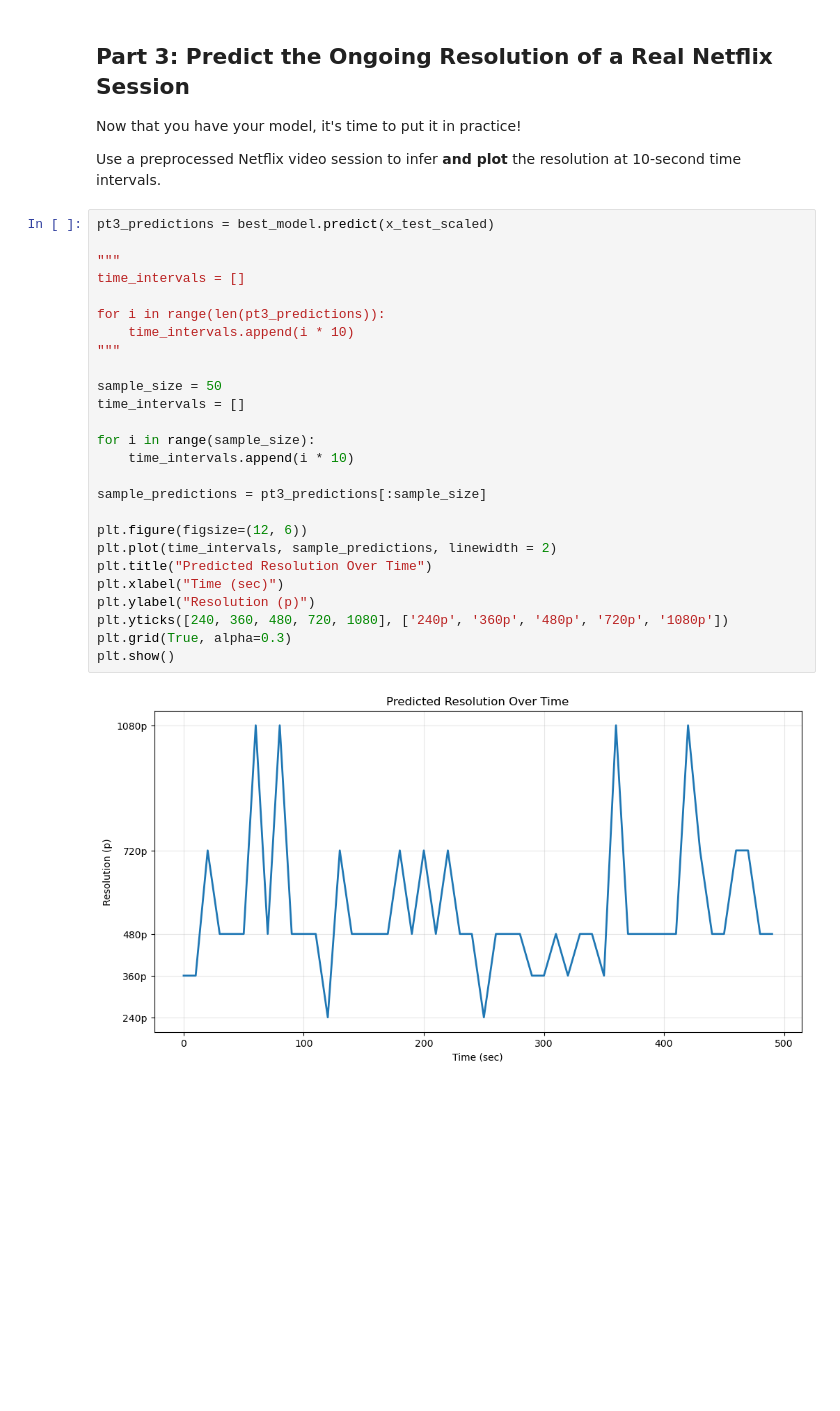
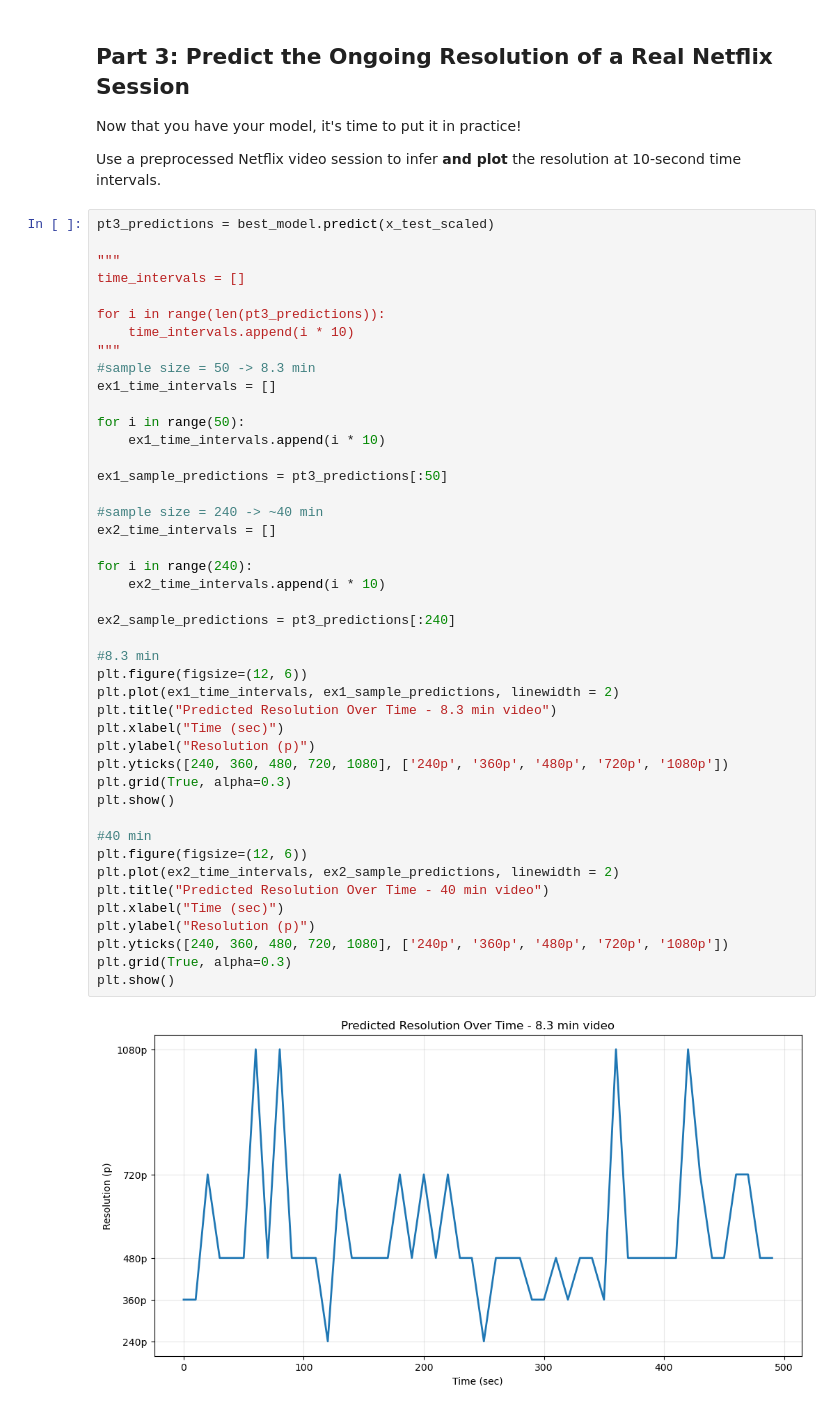
Before and after one commit to noise-course/video-quality-of-experience-cdi1diandian0309, a Jupyter notebook: 1-Video-Quality-Inference.ipynb, the cells around one changed output. Saved outputs shown, nothing was run; the diff lists cells and outputs as text; blank space fills up the shorter version.

```diff
--- a/1-Video-Quality-Inference.ipynb
+++ b/1-Video-Quality-Inference.ipynb
@@ -727,28 +727,46 @@ Use a preprocessed Netflix video session to infer **and plot** the resolution at
 # %%
 pt3_predictions = best_model.predict(x_test_scaled)
 
 """
 time_intervals = []
 
 for i in range(len(pt3_predictions)):
     time_intervals.append(i * 10)
 """
+#sample size = 50 -> 8.3 min
+ex1_time_intervals = []
 
-sample_size = 50
-time_intervals = []
+for i in range(50):
+    ex1_time_intervals.append(i * 10)
 
-for i in range(sample_size):
-    time_intervals.append(i * 10)
+ex1_sample_predictions = pt3_predictions[:50]
 
-sample_predictions = pt3_predictions[:sample_size]
+#sample size = 240 -> ~40 min
+ex2_time_intervals = []
 
+for i in range(240):
+    ex2_time_intervals.append(i * 10)
+
+ex2_sample_predictions = pt3_predictions[:240]
+
+#8.3 min
 plt.figure(figsize=(12, 6))
-plt.plot(time_intervals, sample_predictions, linewidth = 2)
-plt.title("Predicted Resolution Over Time")
+plt.plot(ex1_time_intervals, ex1_sample_predictions, linewidth = 2)
+plt.title("Predicted Resolution Over Time - 8.3 min video")
 plt.xlabel("Time (sec)")
 plt.ylabel("Resolution (p)")
 plt.yticks([240, 360, 480, 720, 1080], ['240p', '360p', '480p', '720p', '1080p'])
 plt.grid(True, alpha=0.3)
 plt.show()
+
+#40 min
+plt.figure(figsize=(12, 6))
+plt.plot(ex2_time_intervals, ex2_sample_predictions, linewidth = 2)
+plt.title("Predicted Resolution Over Time - 40 min video")
+plt.xlabel("Time (sec)")
+plt.ylabel("Resolution (p)")
+plt.yticks([240, 360, 480, 720, 1080], ['240p', '360p', '480p', '720p', '1080p'])
+plt.grid(True, alpha=0.3)
+plt.show()
 # %% [output]
-[figure, old version]
+[figure, new version]
```
Also changed, not shown: parts of 2 cells of this notebook.
